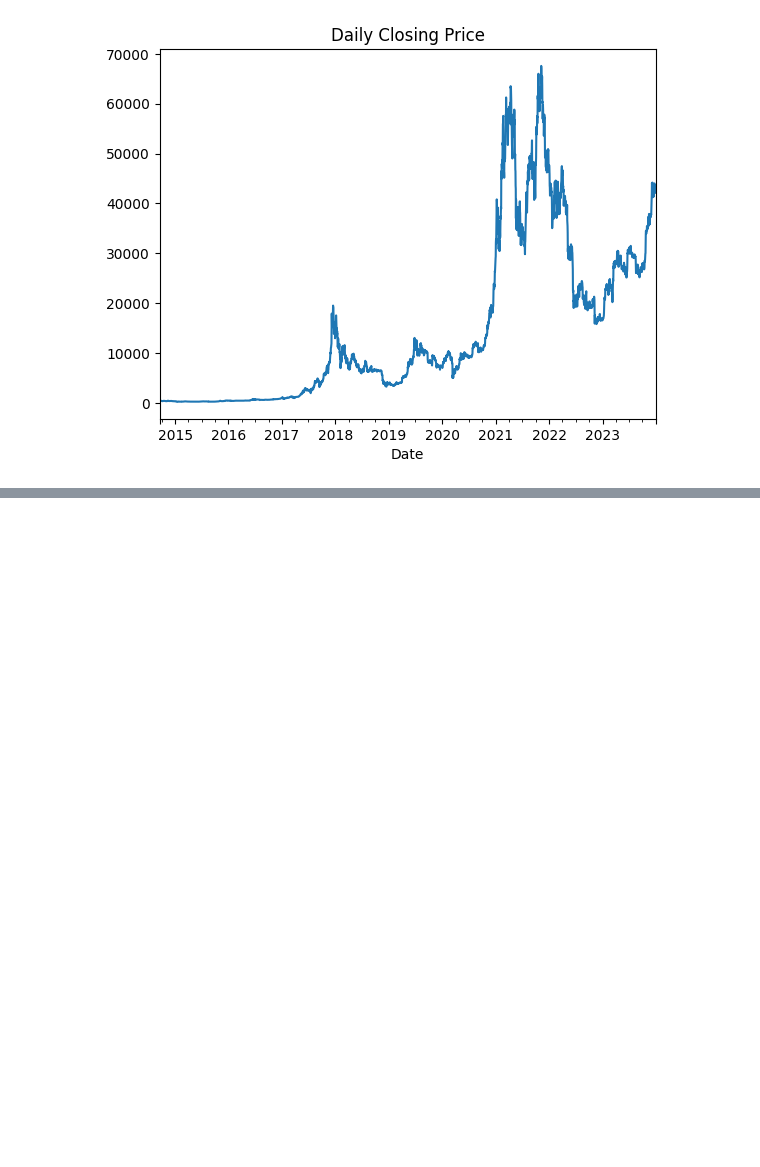
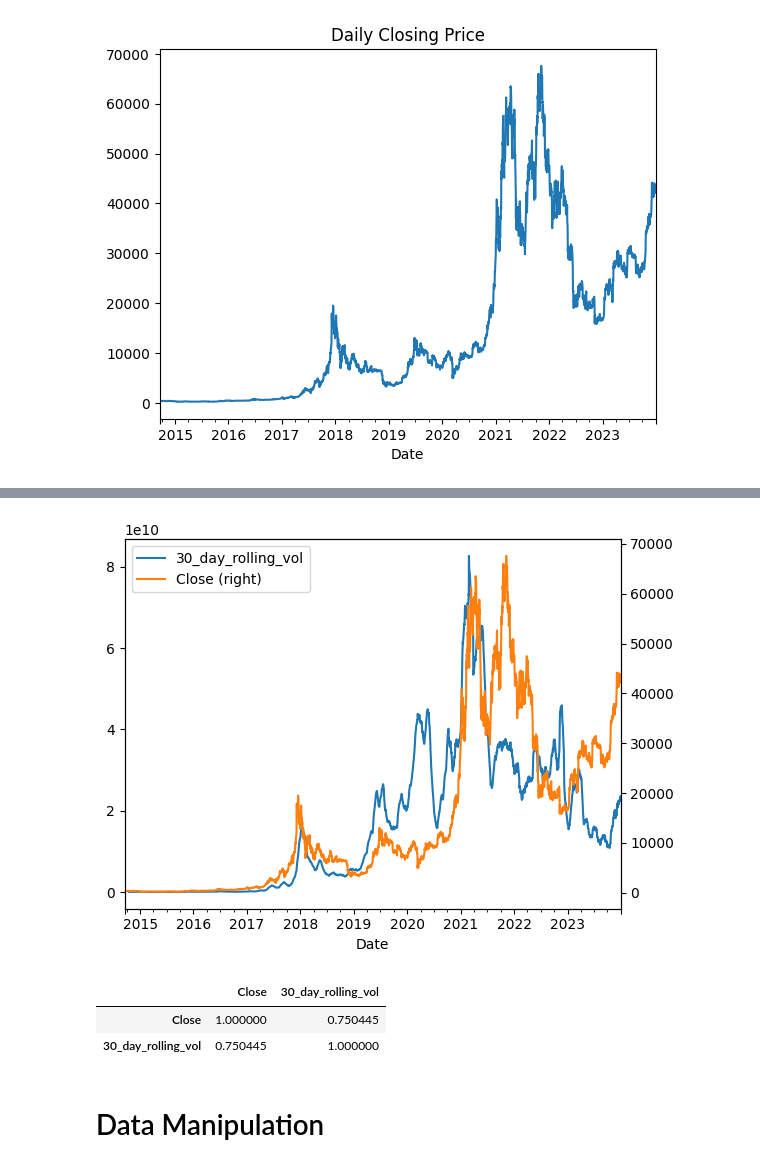
Before and after one commit to ReinerJasin/learn_time_series, a Jupyter notebook: project/intro.ipynb, the cells around one changed output, grey strips where cells are left out. Saved outputs shown, nothing was run; the diff lists cells and outputs as text; code cells hidden in the pictures; blank space fills up the shorter version.

```diff
--- a/project/intro.ipynb
+++ b/project/intro.ipynb
@@ -153,0 +160,18 @@ plt.show()
+# %%
+# Plot Closing price and 30-day rolling volume
+data['30_day_rolling_vol'] = data['Volume'].rolling(window=30).mean()
+data['30_day_rolling_vol'].plot(legend=True)
+ax = data['Close'].plot(secondary_y=True, legend=True)
+ax.set_ylabel('Volume')
+plt.show()
+# %% [output]
+[figure, added]
+# %%
+# Correlation between the 30-day rolling volume and the closing price
+data[['Close', '30_day_rolling_vol']].corr()
+# %% [output]
+|  | Close | 30_day_rolling_vol |
+| Close | 1.000000 | 0.750445 |
+| 30_day_rolling_vol | 0.750445 | 1.000000 |
+# %% [markdown]
+# Data Manipulation
```
Also changed, not shown: parts of 1 cell of this notebook.
